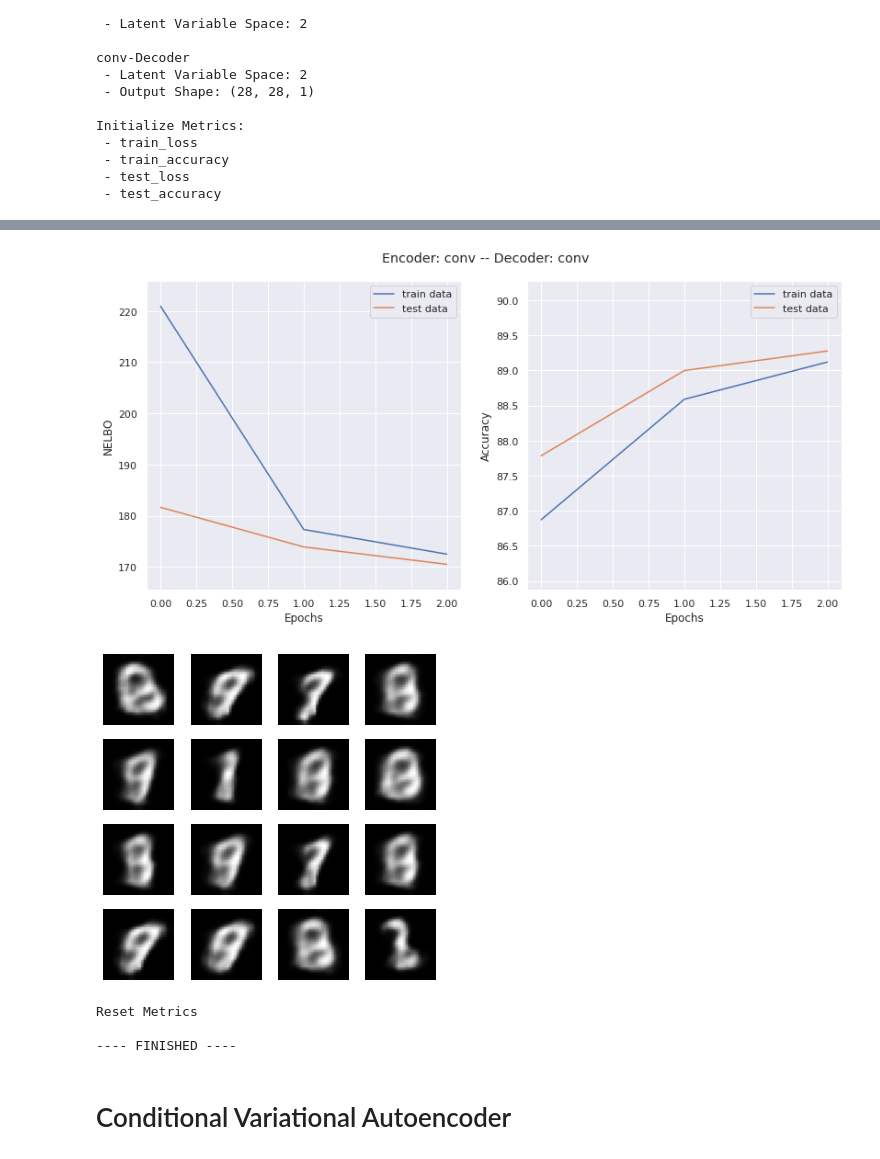
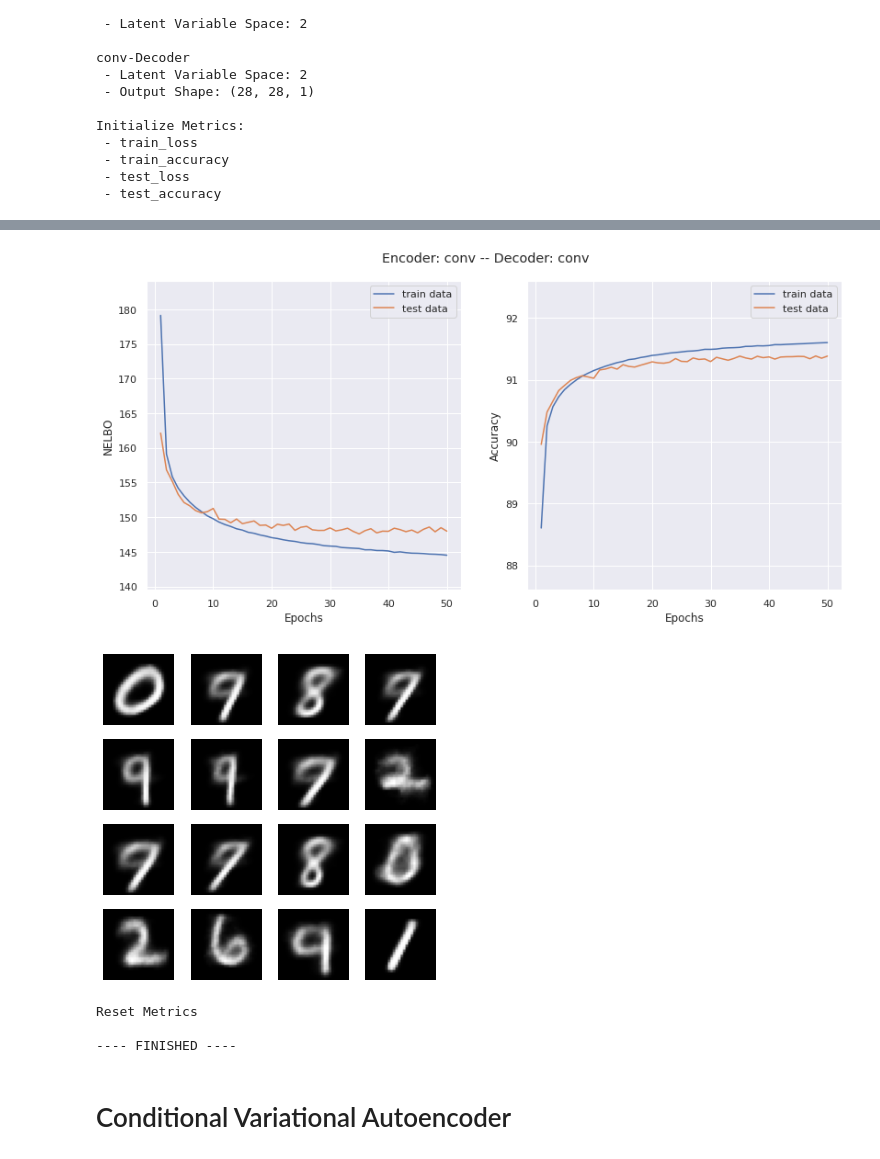
Before and after one commit to BLyndon/bayesian_methods, a Jupyter notebook: notebooks/vae_main.ipynb, the cells around one changed output, grey strips where cells are left out. Drawn from its saved outputs; the diff is of its cells as text; code cells hidden in the pictures.

```diff
--- a/notebooks/vae_main.ipynb
+++ b/notebooks/vae_main.ipynb
@@ -66,7 +66,7 @@ from data_loader import get_mnist, get_vortex_data
 ### Training Configuration
 # %%
 ###### Set training configuration ######
-epochs = 3
+epochs = 50
 lr = 0.001
 loss_fn = compute_loss
 
@@ -163,5 +161,5 @@ Initialize Metrics:
  - test_accuracy
 # %%
 ###### Training ######
-vae_mlp.fit(train_ds, test_ds, epochs=epochs, save=False)
+vae_mlp.fit(train_ds, test_ds, epochs=epochs, lr=lr, save=False)
 # %% [output]
@@ -206,5 +204,5 @@ if IMPORT_TENSORBOARD:
   vae_conv.test_summary_writer = test_summary_writer
 
 ###### Training ######
-vae_conv.fit(train_ds, test_ds, epochs=epochs, save=False)
+vae_conv.fit(train_ds, test_ds, epochs=epochs, lr=lr, save=False)
 # %% [output]
@@ -213,5 +211,5 @@ Epoch 3/3, Loss: 172.50, Accuracy: 89.12, Test Loss: 170.51, Test Accuracy: 89.2
-[figure, old version]
+[figure, new version]
-[figure, old version]
+[figure, new version]
 Reset Metrics
 
 ---- FINISHED ----
```
Also changed, not shown: parts of 13 cells of this notebook.
